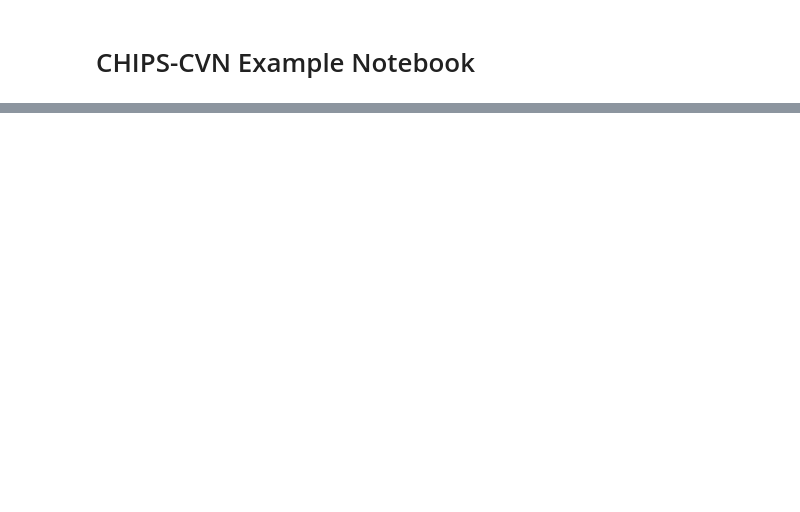
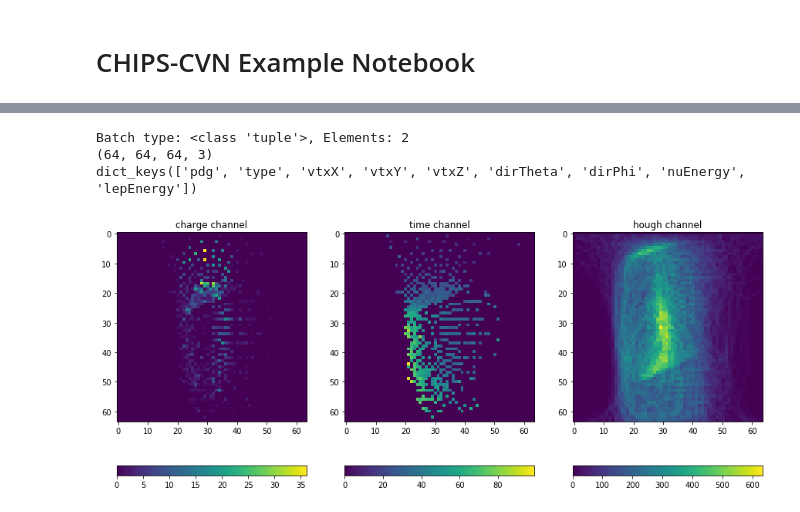
Before and after one commit to chipsneutrino/chips-net, a Jupyter notebook: example.ipynb, the cells around one changed output, grey strips where cells are left out. Cells and saved outputs as stored; diff of their text form; code cells hidden in the pictures; blank space fills up the shorter version.

Commit message:
Updated example notebook with greater documentation and extended energy estimator training

```diff
--- a/example.ipynb
+++ b/example.ipynb
@@ -45,0 +76,40 @@ Processing job 0...
+# %%
+import matplotlib.pyplot as plt
+import chipscvn.config as config
+
+conf = config.process_config("config/example_energy_estimation.yml")  # Load the example configuration
+data_loader = data.DataLoader(conf)  # Setup the DataLoader using the configuration
+
+dataset = data_loader.train_data()  # Get the training dataset from the DataLoader
+for example in dataset.take(1):  # Dataset is iterable, take first batch of 64 examples
+    print("Batch type: " + str(type(example)) + ", Elements: " + str(len(example)))
+    print(str(example[0].shape))  # Print the image tensor shape
+    print(example[1].keys())  # Print the labels dictionary keys
+# %% [output]
+Batch type: <class 'tuple'>, Elements: 2
+(64, 64, 64, 3)
+dict_keys(['pdg', 'type', 'vtxX', 'vtxY', 'vtxZ', 'dirTheta', 'dirPhi', 'nuEnergy', 'lepEnergy'])
+# %%
+for example in dataset.take(1):  # Dataset is iterable, take first batch of 64 examples
+    image = example[0][0].numpy()  # Get the first "image" in the batch
+    charge, time, hough = image[:, :, 0], image[:, :, 1], image[:, :, 2]
+
+    plt.figure(1, figsize=(15, 7))
+    plt.subplot(131)
+    plt.title('charge channel')
+    plt.imshow(charge)
+    plt.colorbar(orientation='horizontal')
+
+    plt.subplot(132)
+    plt.title('time channel')
+    plt.imshow(time)
+    plt.colorbar(orientation='horizontal')
+
+    plt.subplot(133)
+    plt.title('hough channel')
+    plt.imshow(hough)
+    plt.colorbar(orientation='horizontal')
+
+    plt.show()
+# %% [output]
+[figure, added]
```
Also changed, not shown: parts of 16 cells of this notebook, 1 other file.
